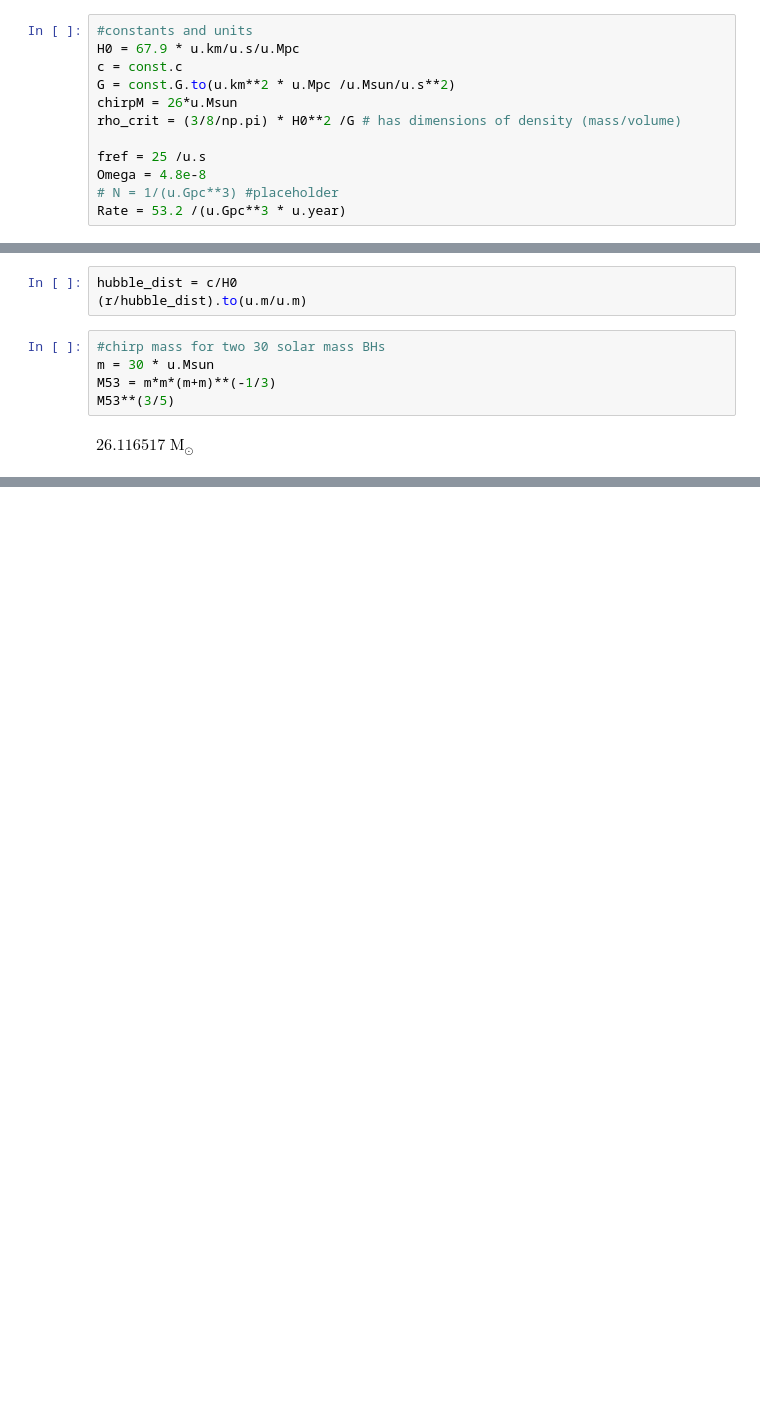
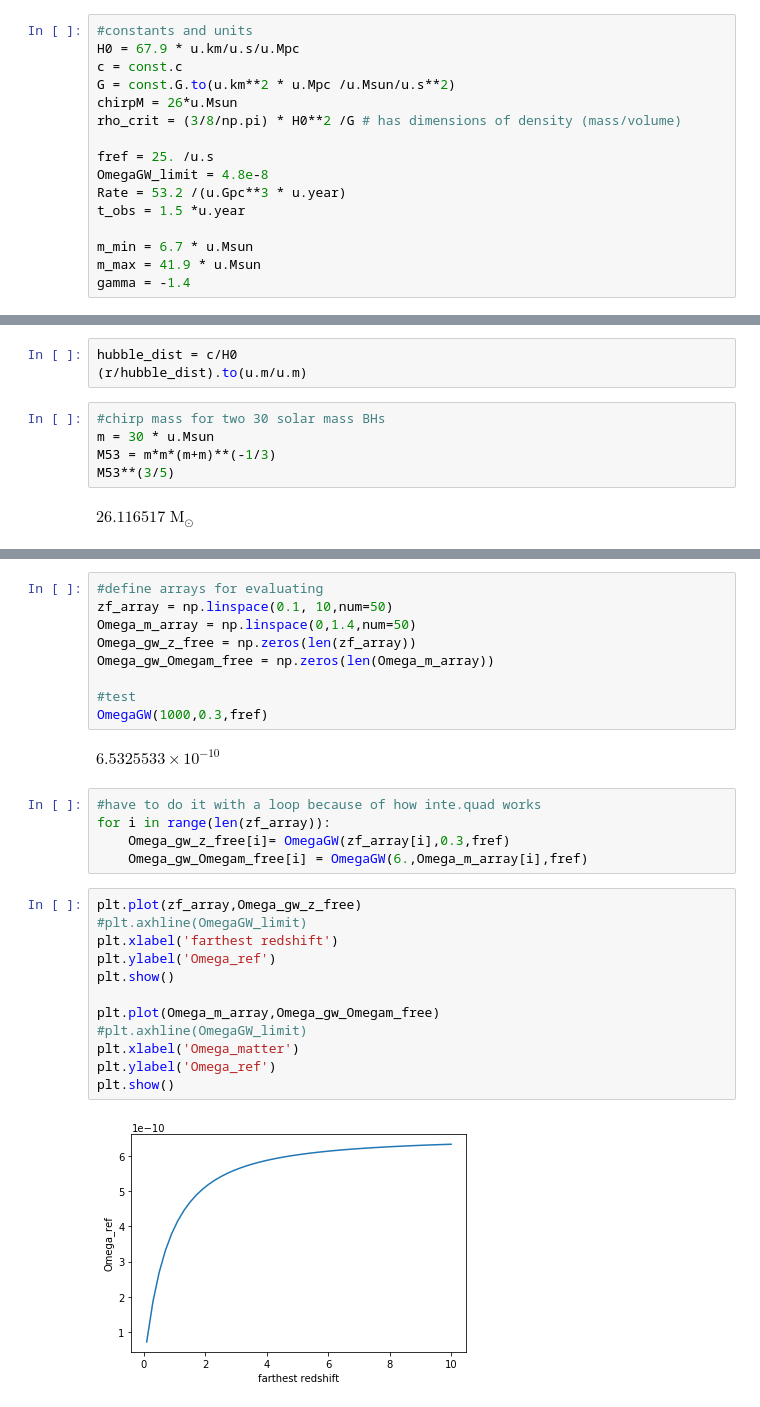
Before and after one commit to afarah18/stochastic_cosmo, a Jupyter notebook: horizon_dist_calculator.ipynb, the cells around one changed output, grey strips where cells are left out. Drawn from its saved outputs; the diff is of its cells as text; blank space fills up the shorter version.

```diff
--- a/horizon_dist_calculator.ipynb
+++ b/horizon_dist_calculator.ipynb
@@ -10,8 +12,12 @@ G = const.G.to(u.km**2 * u.Mpc /u.Msun/u.s**2)
 chirpM = 26*u.Msun
 rho_crit = (3/8/np.pi) * H0**2 /G # has dimensions of density (mass/volume)
 
-fref = 25 /u.s
-Omega = 4.8e-8
-# N = 1/(u.Gpc**3) #placeholder
+fref = 25. /u.s
+OmegaGW_limit = 4.8e-8
 Rate = 53.2 /(u.Gpc**3 * u.year)
+t_obs = 1.5 *u.year
+
+m_min = 6.7 * u.Msun
+m_max = 41.9 * u.Msun
+gamma = -1.4
 # %% [markdown]
@@ -45,0 +164,30 @@ $26.116517 \; \mathrm{M_{\odot}}$
+# %%
+#define arrays for evaluating
+zf_array = np.linspace(0.1, 10,num=50)
+Omega_m_array = np.linspace(0,1.4,num=50)
+Omega_gw_z_free = np.zeros(len(zf_array))
+Omega_gw_Omegam_free = np.zeros(len(Omega_m_array))
+
+#test
+OmegaGW(1000,0.3,fref)
+# %% [output]
+$6.5325533 \times 10^{-10} \; \mathrm{}$
+# %%
+#have to do it with a loop because of how inte.quad works
+for i in range(len(zf_array)):
+    Omega_gw_z_free[i]= OmegaGW(zf_array[i],0.3,fref)
+    Omega_gw_Omegam_free[i] = OmegaGW(6.,Omega_m_array[i],fref)
+# %%
+plt.plot(zf_array,Omega_gw_z_free)
+#plt.axhline(OmegaGW_limit)
+plt.xlabel('farthest redshift')
+plt.ylabel('Omega_ref')
+plt.show()
+
+plt.plot(Omega_m_array,Omega_gw_Omegam_free)
+#plt.axhline(OmegaGW_limit)
+plt.xlabel('Omega_matter')
+plt.ylabel('Omega_ref')
+plt.show()
+# %% [output]
+[figure, added]
```
Also changed, not shown: parts of 14 cells of this notebook.
